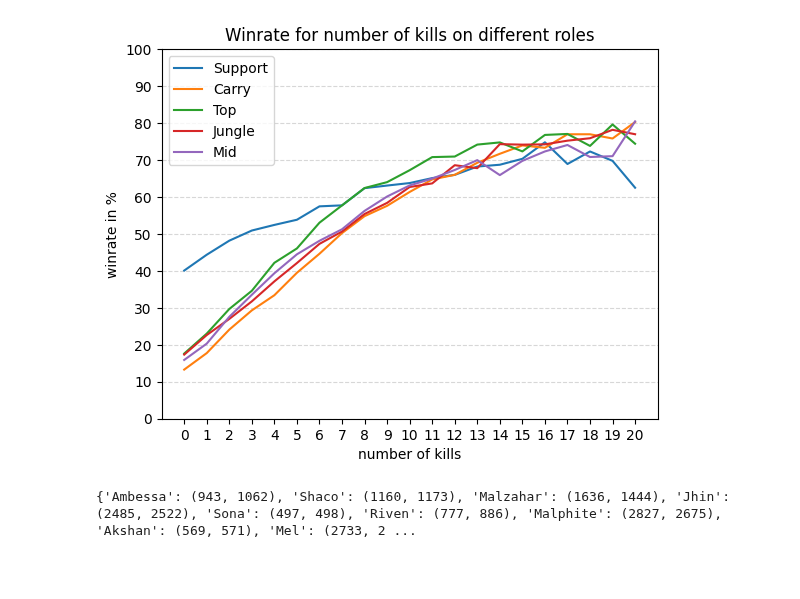
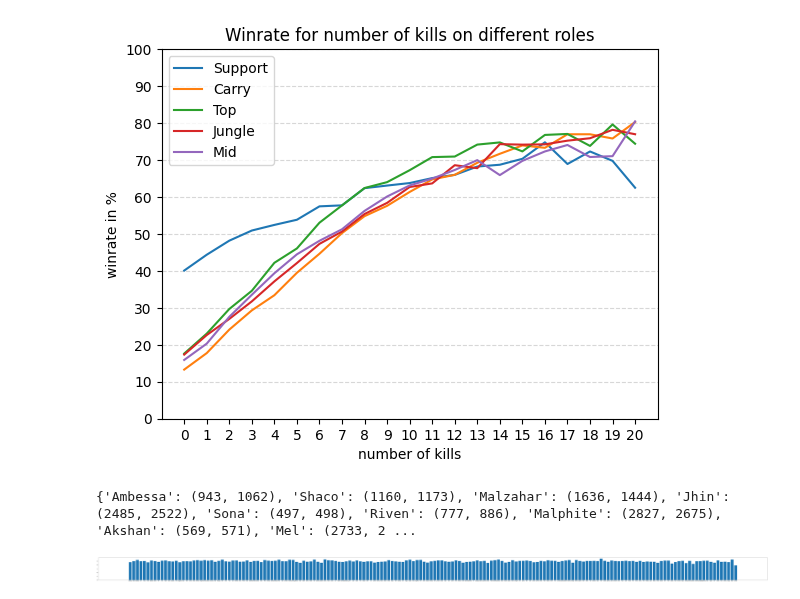
Before and after one commit to gespel/RiftCrawler, a Jupyter notebook: main.ipynb, the cells around one changed output. Drawn from its saved outputs; the diff is of its cells as text; code cells hidden in the pictures; blank space fills up the shorter version.

Commit message:
graph

```diff
--- a/main.ipynb
+++ b/main.ipynb
@@ -191,5 +191,16 @@ plt.show()
 [figure]
 # %%
 print(get_champion_winrates(games))
+wr = get_champion_winrates(games)
+wr_calc_champ = []
+wr_calc_wr = []
+for champ in wr:
+    wr_t = wr[champ][0]/(wr[champ][1] + wr[champ][0])
+    wr_calc_champ.append(champ)
+    wr_calc_wr.append(wr_t)
+plt.figure(figsize=(150, 5))
+plt.bar(wr_calc_champ, wr_calc_wr)
+plt.show()
 # %% [output]
 {'Ambessa': (943, 1062), 'Shaco': (1160, 1173), 'Malzahar': (1636, 1444), 'Jhin': (2485, 2522), 'Sona': (497, 498), 'Riven': (777, 886), 'Malphite': (2827, 2675), 'Akshan': (569, 571), 'Mel': (2733, 2 ...
+[figure, added]
```
